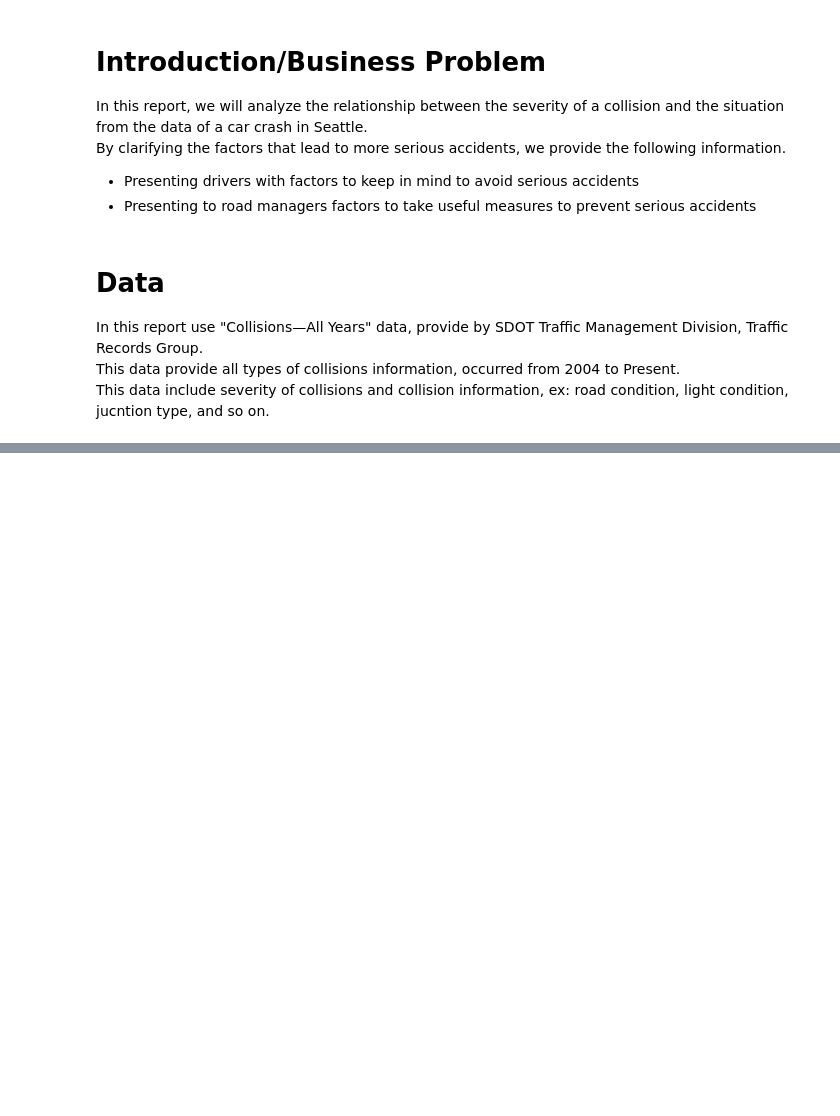
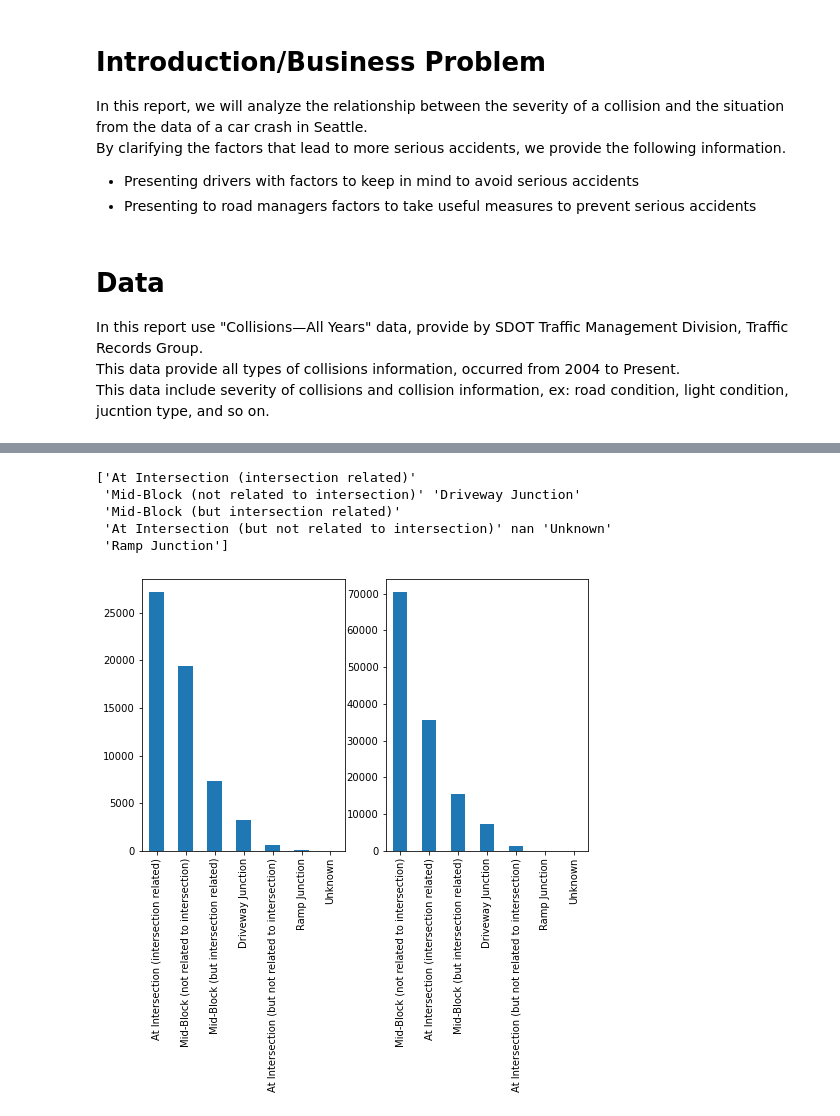
Before and after one commit to nubatama/IBMDSCapstone, a Jupyter notebook: AnalysisCarAccidentSeverity.ipynb, the cells around one changed output, grey strips where cells are left out. Saved outputs shown, nothing was run; the diff lists cells and outputs as text; code cells hidden in the pictures; blank space fills up the shorter version.

```diff
--- a/AnalysisCarAccidentSeverity.ipynb
+++ b/AnalysisCarAccidentSeverity.ipynb
@@ -17,0 +151,14 @@ This data include severity of collisions and collision information, ex: road con
+# %%
+# Check JUNCTIONTYPE
+print(src_df['JUNCTIONTYPE'].unique())
+fig, axes = plt.subplots(nrows=1, ncols=2, figsize=(8, 5))
+src_df.query('SEVERITYCODE==2')['JUNCTIONTYPE'].value_counts().plot(kind='bar', ax=axes[0])
+src_df.query('SEVERITYCODE!=2')['JUNCTIONTYPE'].value_counts().plot(kind='bar', ax=axes[1])
+fig.show()
+# %% [output]
+['At Intersection (intersection related)'
+ 'Mid-Block (not related to intersection)' 'Driveway Junction'
+ 'Mid-Block (but intersection related)'
+ 'At Intersection (but not related to intersection)' nan 'Unknown'
+ 'Ramp Junction']
+[figure, added]
```
Also changed, not shown: parts of 35 cells of this notebook.
